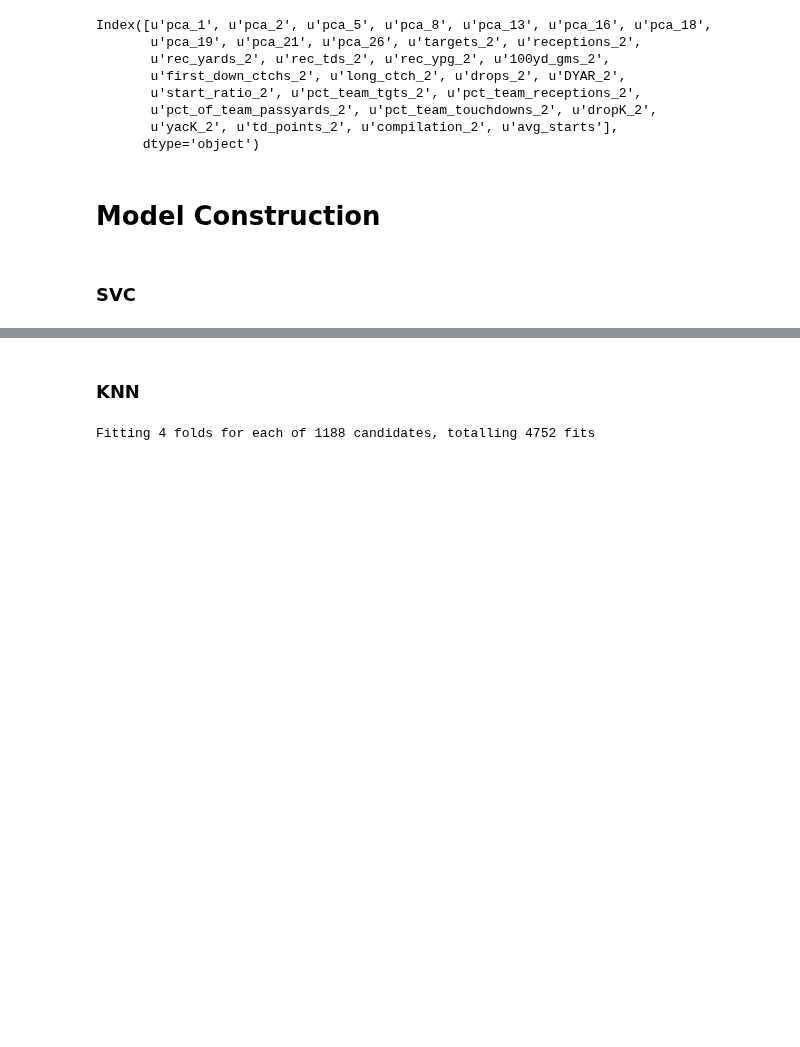
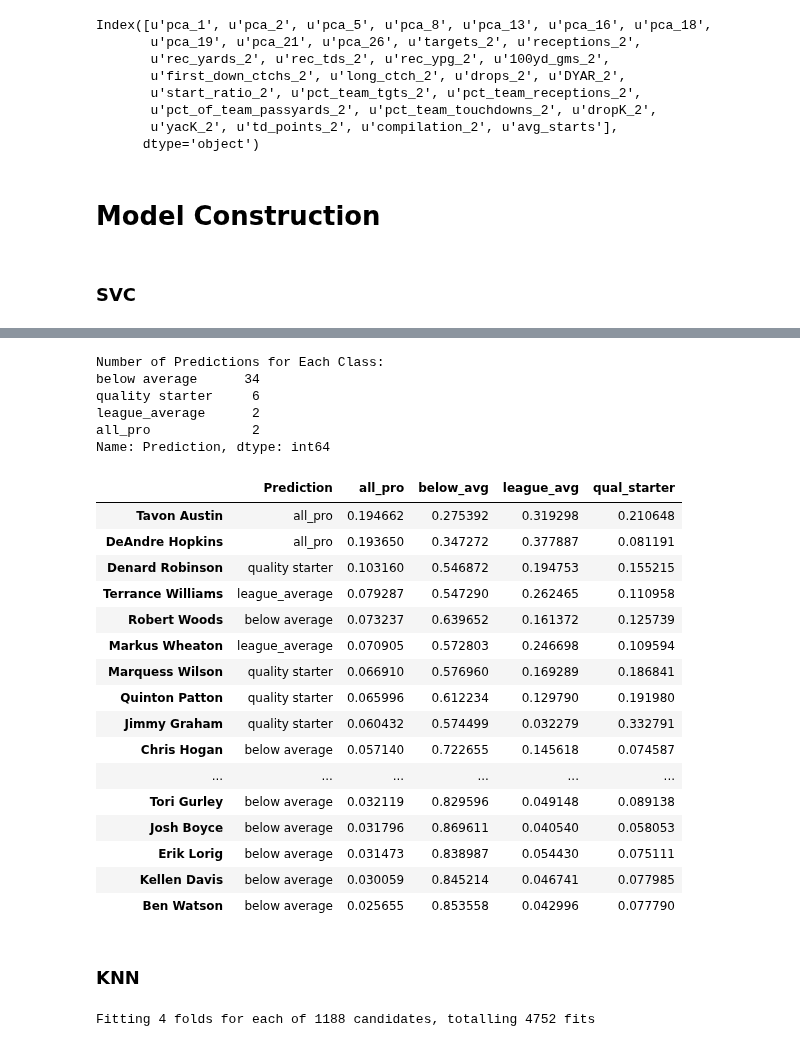
Before and after one commit to oneilltp18/GABBERT, a Jupyter notebook: wide_receivers/removing_empty_players.ipynb, the cells around one changed output, grey strips where cells are left out. Cells and saved outputs as stored; diff of their text form; code cells hidden in the pictures; blank space fills up the shorter version.

```diff
--- a/wide_receivers/removing_empty_players.ipynb
+++ b/wide_receivers/removing_empty_players.ipynb
@@ -435,3 +429,43 @@ avg / total       0.60      0.58      0.58       331
+# %%
+rooks_preds = c_svcfit.predict(rooks_year_3_refined)
+rooks_preds_proba = c_svcfit.predict_proba(rooks_year_3_refined)
+rooks_preds_df = pd.DataFrame(rooks_preds, index = rooks_year_3_refined.index,
+                            columns = ['Prediction'])
+# rooks_preds_df['Prediction'] = rooks_preds_df['Prediction'].map(
+#                                 {0:'Below Average',
+#                                  1:'League Average',
+#                                  2:'Quality Starter',
+#                                  3:'All Pro'})
+rooks_preds_proba = pd.DataFrame(rooks_preds_proba, index = rooks_year_3_refined.index,
+                                columns = ['all_pro', 'below_avg', 'league_avg', 'qual_starter'])
+
+rooks_preds_df = rooks_preds_df.join(rooks_preds_proba)
+print 'Number of Predictions for Each Class: \n', rooks_preds_df.Prediction.value_counts()
+rooks_preds_df.sort_values('all_pro', ascending = False)
+# %% [output]
+Number of Predictions for Each Class:
+below average      34
+quality starter     6
+league_average      2
+all_pro             2
+Name: Prediction, dtype: int64
+|  | Prediction | all_pro | below_avg | league_avg | qual_starter |
+| Tavon Austin | all_pro | 0.194662 | 0.275392 | 0.319298 | 0.210648 |
+| DeAndre Hopkins | all_pro | 0.193650 | 0.347272 | 0.377887 | 0.081191 |
+| Denard Robinson | quality starter | 0.103160 | 0.546872 | 0.194753 | 0.155215 |
+| Terrance Williams | league_average | 0.079287 | 0.547290 | 0.262465 | 0.110958 |
+| Robert Woods | below average | 0.073237 | 0.639652 | 0.161372 | 0.125739 |
+| Markus Wheaton | league_average | 0.070905 | 0.572803 | 0.246698 | 0.109594 |
+| Marquess Wilson | quality starter | 0.066910 | 0.576960 | 0.169289 | 0.186841 |
+| Quinton Patton | quality starter | 0.065996 | 0.612234 | 0.129790 | 0.191980 |
+| Jimmy Graham | quality starter | 0.060432 | 0.574499 | 0.032279 | 0.332791 |
+| Chris Hogan | below average | 0.057140 | 0.722655 | 0.145618 | 0.074587 |
+| ... | ... | ... | ... | ... | ... |
+| Tori Gurley | below average | 0.032119 | 0.829596 | 0.049148 | 0.089138 |
+| Josh Boyce | below average | 0.031796 | 0.869611 | 0.040540 | 0.058053 |
+| Erik Lorig | below average | 0.031473 | 0.838987 | 0.054430 | 0.075111 |
+| Kellen Davis | below average | 0.030059 | 0.845214 | 0.046741 | 0.077985 |
+| Ben Watson | below average | 0.025655 | 0.853558 | 0.042996 | 0.077790 |
 # %% [markdown]
 ### KNN
 # %%
```
Also changed, not shown: parts of 15 cells of this notebook.
